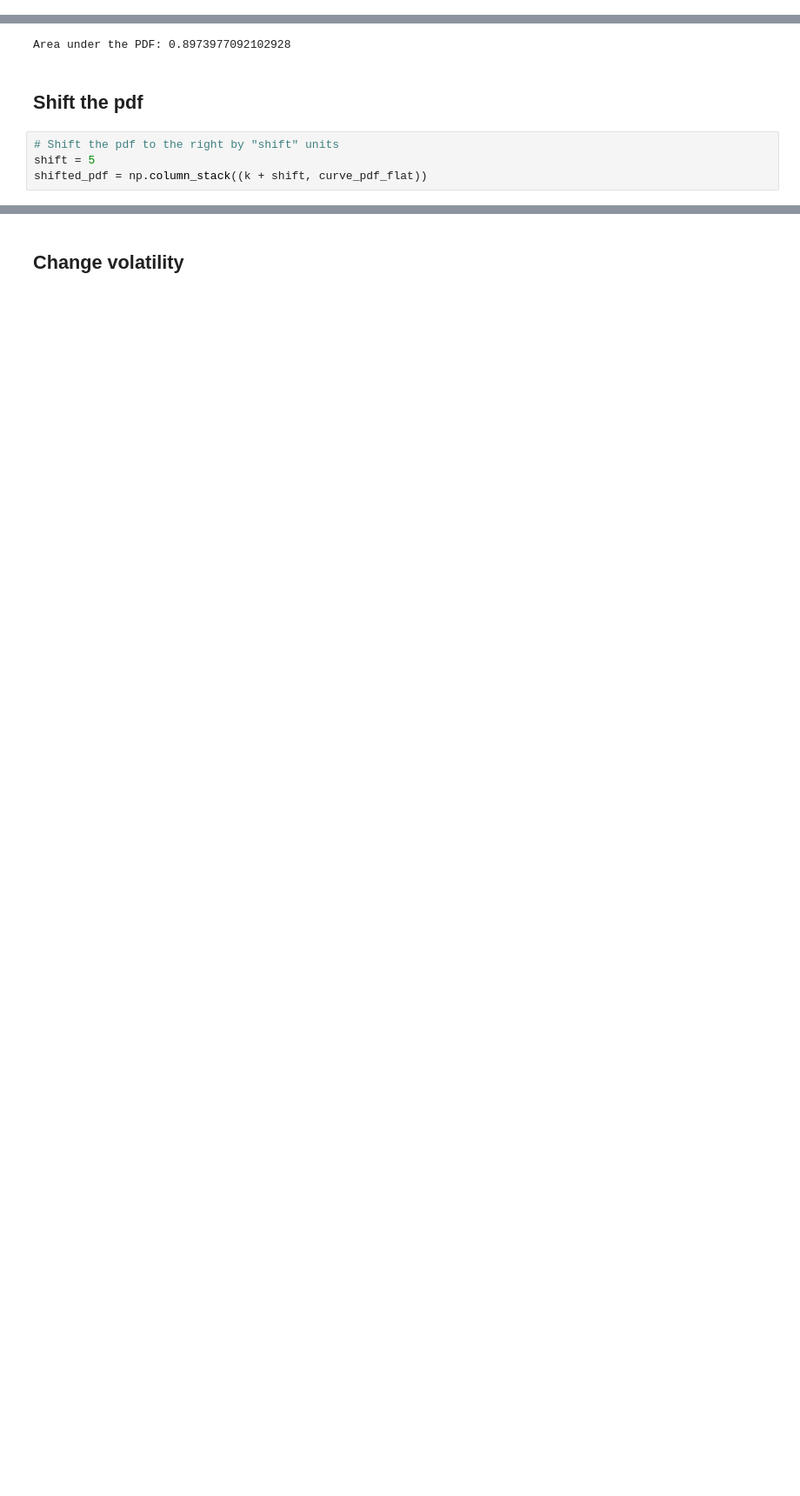
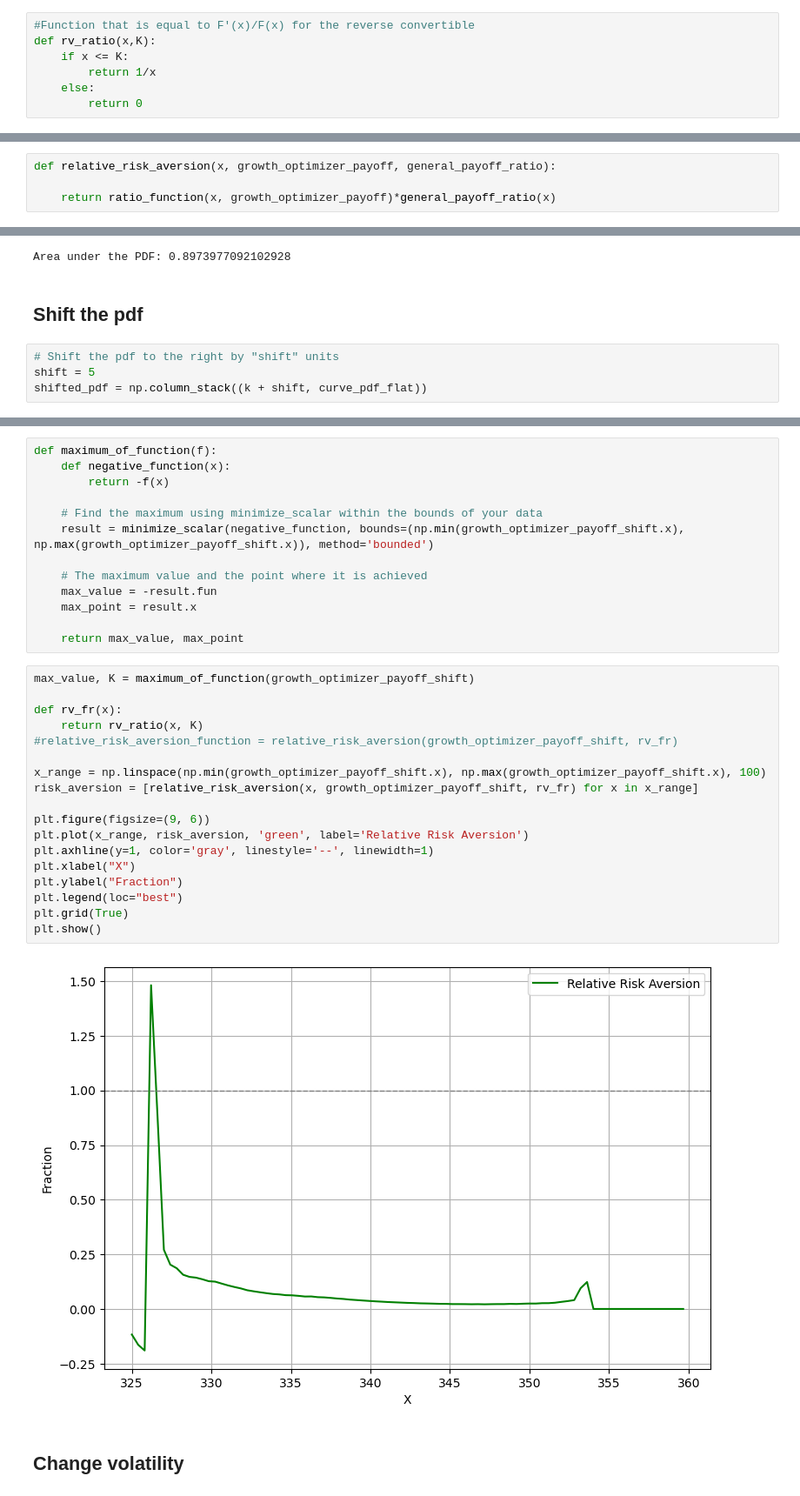
Before and after one commit to astavrop0/Derivative_structuring_and_implied_risk_aversion, a Jupyter notebook: notebooks/Risk Neutral pdf with BL.ipynb, the cells around one changed output, grey strips where cells are left out. Shown at 87% size. Saved outputs shown, nothing was run; the diff lists cells and outputs as text; blank space fills up the shorter version.

```diff
--- a/notebooks/Risk Neutral pdf with BL.ipynb
+++ b/notebooks/Risk Neutral pdf with BL.ipynb
@@ -199,0 +212,7 @@ plt.show()
+# %%
+#Function that is equal to F'(x)/F(x) for the reverse convertible
+def rv_ratio(x,K):
+    if x <= K:
+        return 1/x
+    else:
+        return 0
@@ -200,3 +231,7 @@ plt.show()
+# %%
+def relative_risk_aversion(x, growth_optimizer_payoff, general_payoff_ratio):
+
+    return ratio_function(x, growth_optimizer_payoff)*general_payoff_ratio(x)
 # %% [markdown]
 # Change pdf beliefs
 # %%
@@ -284,3 +336,36 @@ plt.show()
+# %%
+def maximum_of_function(f):
+    def negative_function(x):
+        return -f(x)
+
+    # Find the maximum using minimize_scalar within the bounds of your data
+    result = minimize_scalar(negative_function, bounds=(np.min(growth_optimizer_payoff_shift.x), np.max(growth_optimizer_payoff_shift.x)), method='bounded')
+
+    # The maximum value and the point where it is achieved
+    max_value = -result.fun
+    max_point = result.x
+
+    return max_value, max_point
+# %%
+max_value, K = maximum_of_function(growth_optimizer_payoff_shift)
+
+def rv_fr(x):
+    return rv_ratio(x, K)
+#relative_risk_aversion_function = relative_risk_aversion(growth_optimizer_payoff_shift, rv_fr)
+
+x_range = np.linspace(np.min(growth_optimizer_payoff_shift.x), np.max(growth_optimizer_payoff_shift.x), 100)
+risk_aversion = [relative_risk_aversion(x, growth_optimizer_payoff_shift, rv_fr) for x in x_range]
+
+plt.figure(figsize=(9, 6))
+plt.plot(x_range, risk_aversion, 'green', label='Relative Risk Aversion')
+plt.axhline(y=1, color='gray', linestyle='--', linewidth=1)
+plt.xlabel("X")
+plt.ylabel("Fraction")
+plt.legend(loc="best")
+plt.grid(True)
+plt.show()
+# %% [output]
+[figure, added]
 # %% [markdown]
 ## Change volatility
 # %%
```
Also changed, not shown: parts of 18 cells of this notebook.
